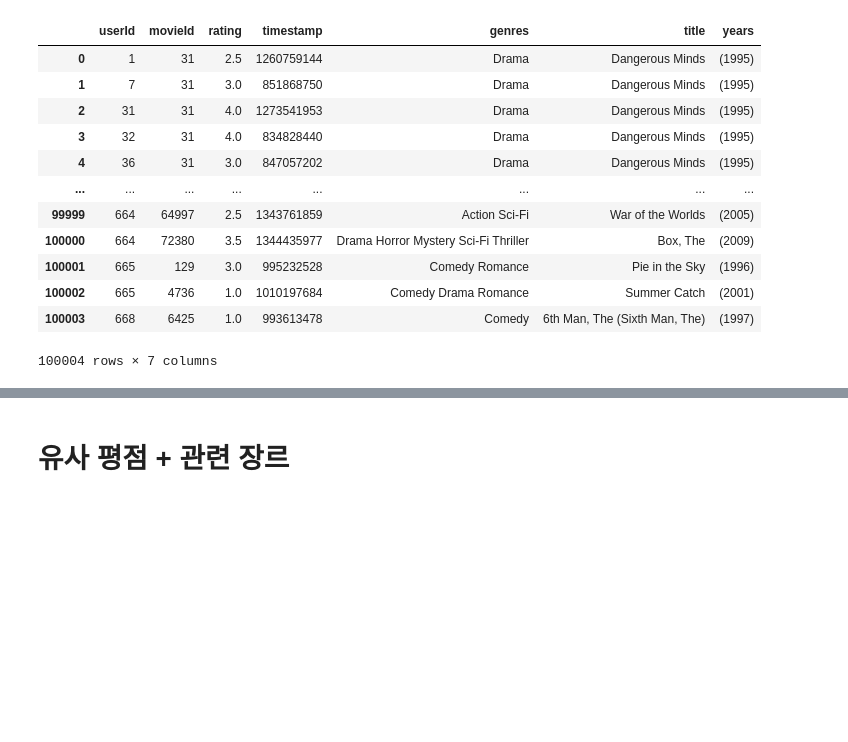
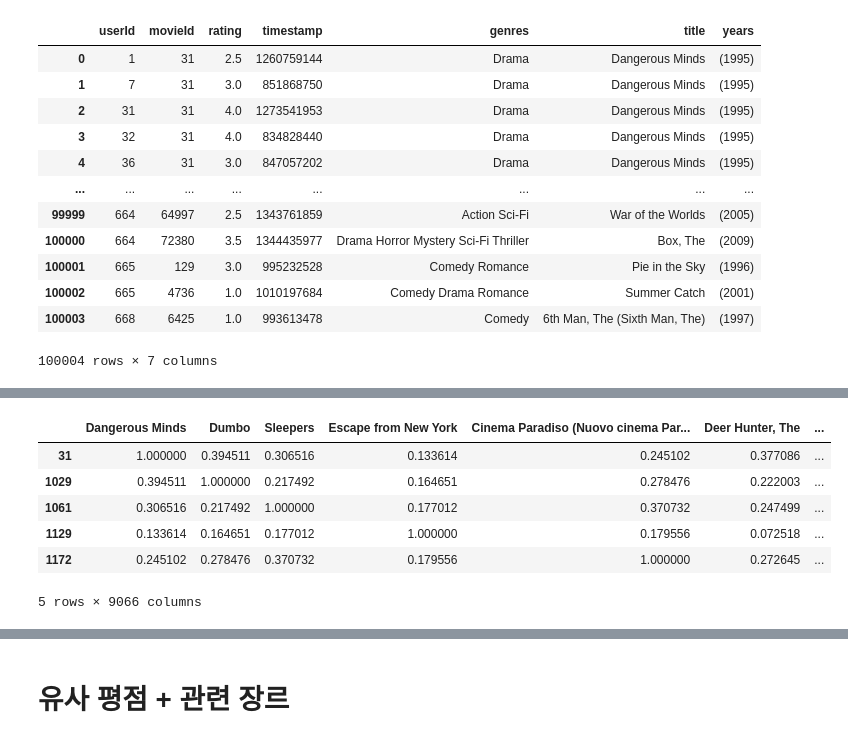
Before and after one commit to NOHYC/Python-mini_project, a Jupyter notebook: 영화추천/영화 추천.ipynb, the cells around one changed output, grey strips where cells are left out. Saved outputs shown, nothing was run; the diff lists cells and outputs as text; code cells hidden in the pictures; blank space fills up the shorter version.

```diff
--- a/영화추천/영화 추천.ipynb
+++ b/영화추천/영화 추천.ipynb
@@ -63,0 +96,3 @@ test_m=['xXx: State of the Union','Box, The','Toy Story','Jumanji']
+# %%
+movieidtile=data[['movieId','title']].drop_duplicates()
+movieidtile.head()
@@ -63,0 +106,12 @@ test_m=['xXx: State of the Union','Box, The','Toy Story','Jumanji']
+# %%
+csmm = cosine_similarity(movie_data,movie_data)
+dfcsmm=pd.DataFrame(csmm,columns = movieidtile['title'].values,index = movieidtile.movieId.values)
+dfcsmm.head()
+# %% [output]
+|  | Dangerous Minds | Dumbo | Sleepers | Escape from New York | Cinema Paradiso (Nuovo cinema Par... | Deer Hunter, The | ... |
+| 31 | 1.000000 | 0.394511 | 0.306516 | 0.133614 | 0.245102 | 0.377086 | ... |
+| 1029 | 0.394511 | 1.000000 | 0.217492 | 0.164651 | 0.278476 | 0.222003 | ... |
+| 1061 | 0.306516 | 0.217492 | 1.000000 | 0.177012 | 0.370732 | 0.247499 | ... |
+| 1129 | 0.133614 | 0.164651 | 0.177012 | 1.000000 | 0.179556 | 0.072518 | ... |
+| 1172 | 0.245102 | 0.278476 | 0.370732 | 0.179556 | 1.000000 | 0.272645 | ... |
+5 rows × 9066 columns
```
Also changed, not shown: parts of 15 cells of this notebook.
